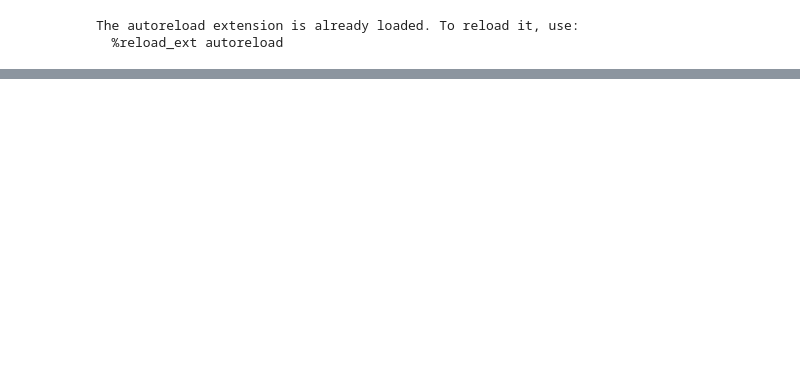
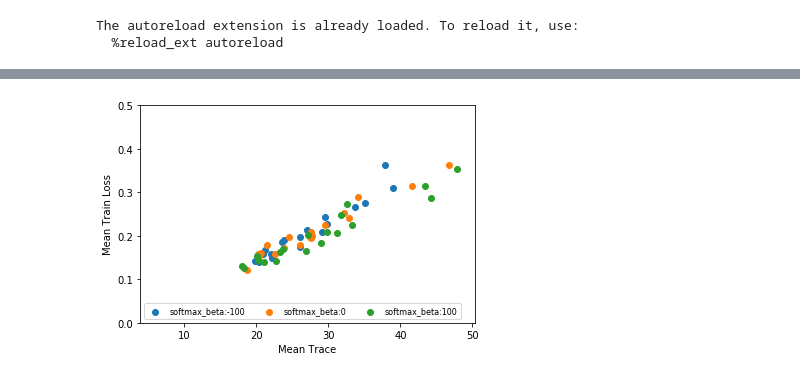
Before and after one commit to daniellengyel/flat_sharp, a Jupyter notebook: flat_sharp/Analysis.ipynb, the cells around one changed output, grey strips where cells are left out. Saved outputs shown, nothing was run; the diff lists cells and outputs as text; code cells hidden in the pictures; blank space fills up the shorter version.

Commit message:
Many updates. Stuff should work reasonably weel

```diff
--- a/flat_sharp/Analysis.ipynb
+++ b/flat_sharp/Analysis.ipynb
@@ -24,3 +26,3 @@ import re
 # %%
-experiment_folder = "/Users/daniellengyel/flat_sharp/flat_sharp/experiments/gaussian/{}".format("Apr03_17-38-00_Daniels-MacBook-Pro-4.local")#"/Users/daniellengyel/flat_sharp/gaussian/gaussian_experiments/Apr03_17-38-00_Daniels-MacBook-Pro-4.local"
+exp_root = "/Users/daniellengyel/flat_sharp/flat_sharp/experiments/{}" #"/Users/daniellengyel/flat_sharp/gaussian/gaussian_experiments/Apr03_17-38-00_Daniels-MacBook-Pro-4.local"
 # configs = get_configs(experiment_folder)
@@ -53,0 +100,8 @@ with open(os.path.join(experiment_folder, "acc_tmp.pkl"), "rb") as f:
+# %%
+# get all sorts of data
+exp_dict = {}
+
+experiment_folder = exp_root.format("FashionMNIST/Apr27_00-03-27_Daniels-MacBook-Pro-4.local")
+exp_dict["stuff"] = get_stuff(experiment_folder)
+exp_dict["models"] = get_all_models(experiment_folder, -1)
+exp_dict["resampling_idxs"] = get_sample_idxs(experiment_folder)
@@ -53,0 +126,3 @@ with open(os.path.join(experiment_folder, "acc_tmp.pkl"), "rb") as f:
+# %%
+stats_df = get_end_stats(exp_dict["stuff"], ["learning_rate", "batch_train_size", "softmax_beta"], {"softmax_beta":0})
+stats_df.sort_values(by="Mean Test Acc", ascending=False)
@@ -53,0 +226,4 @@ with open(os.path.join(experiment_folder, "acc_tmp.pkl"), "rb") as f:
+# %%
+plot_end_stats(exp_dict, X_axis="Mean Trace", Y_axis="Mean Train Loss", filter_dict={"softmax_beta:special": [-100, 0, 100]}, Y_axis_bounds=(0, 0.5))
+# %% [output]
+[figure, added]
```
Also changed, not shown: parts of 41 cells of this notebook, 19 other files.
